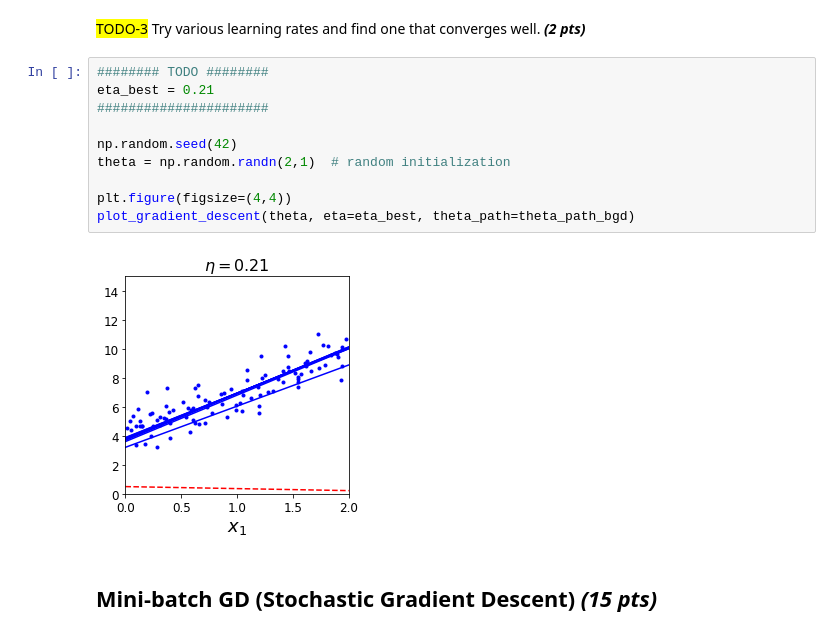
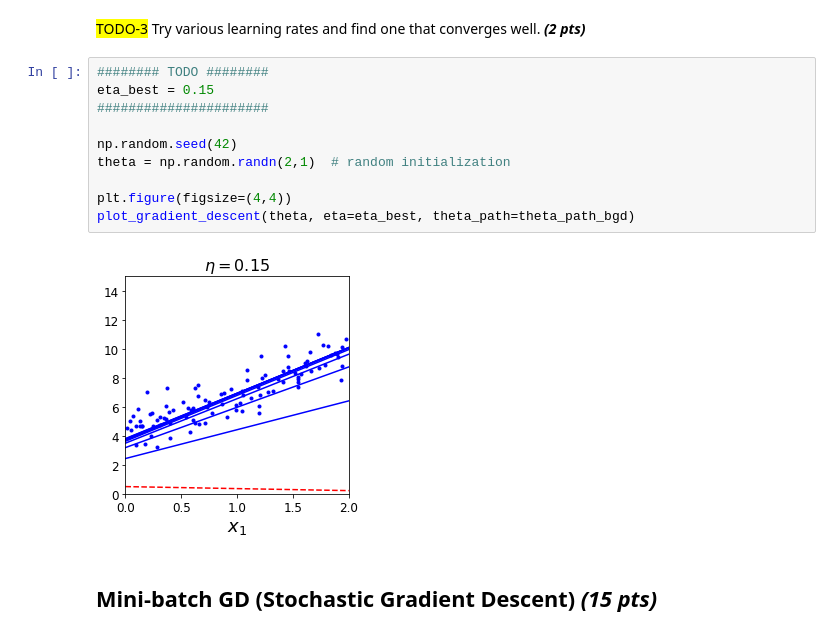
Before and after one commit to kalebmes/Machine-Learning-Repo, a Jupyter notebook: Homeworks/CS376_HW1.ipynb, the cells around one changed output. Saved outputs shown, nothing was run; the diff lists cells and outputs as text.

```diff
--- a/Homeworks/CS376_HW1.ipynb
+++ b/Homeworks/CS376_HW1.ipynb
@@ -236,16 +236,16 @@ def plot_gradient_descent(theta, eta, theta_path=None):
 <mark>TODO-3</mark> Try various learning rates and find one that converges well. ***(2 pts)***
 # %%
 ######## TODO ########
-eta_best = 0.21
+eta_best = 0.15
 ######################
 
 np.random.seed(42)
 theta = np.random.randn(2,1)  # random initialization
 
 plt.figure(figsize=(4,4))
 plot_gradient_descent(theta, eta=eta_best, theta_path=theta_path_bgd)
 # %% [output]
-[figure, old version]
+[figure, new version]
 # %% [markdown]
 ## Mini-batch GD (Stochastic Gradient Descent) ***(15 pts)***
 # %% [markdown]
```
Also changed, not shown: parts of 7 cells of this notebook.
